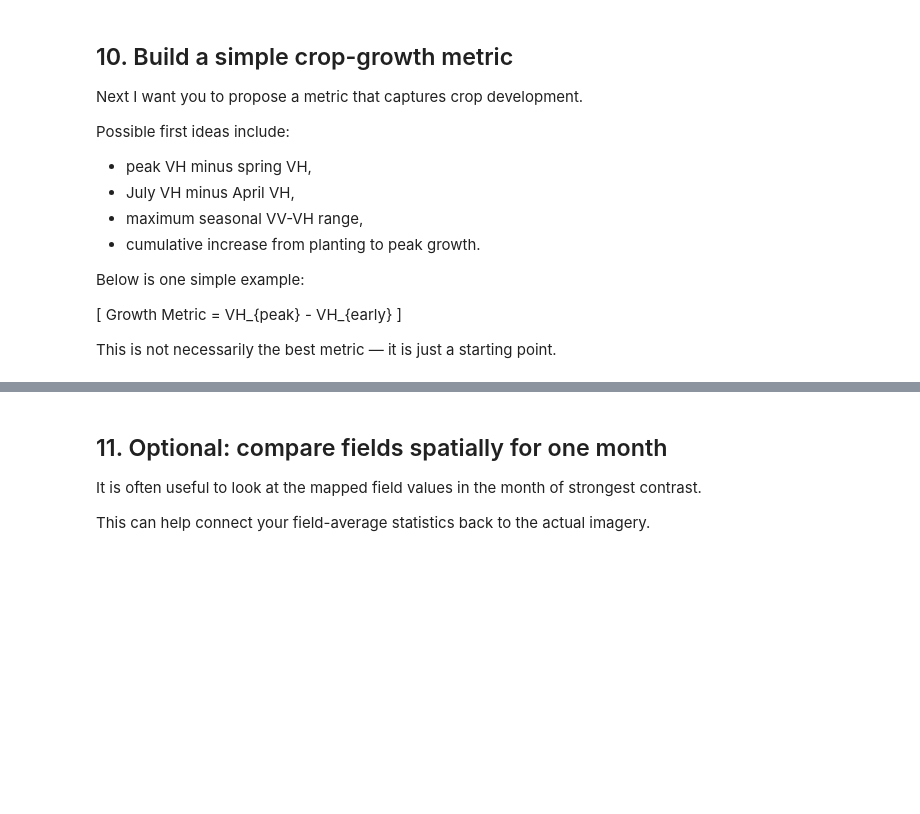
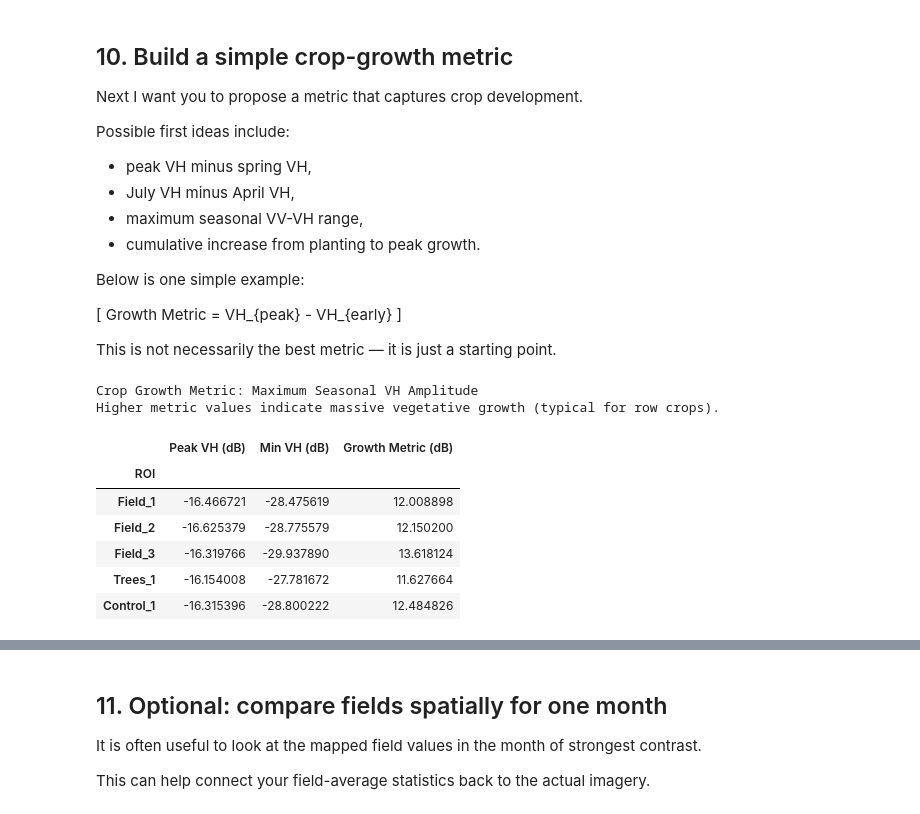
Before and after one commit to weronikajopek/eolabs, a Jupyter notebook: SAR_Lab_3/SAR_Lab_3.Crop_Growth.ipynb, the cells around one changed output, grey strips where cells are left out. Drawn from its saved outputs; the diff is of its cells as text; code cells hidden in the pictures; blank space fills up the shorter version.

```diff
--- a/SAR_Lab_3/SAR_Lab_3.Crop_Growth.ipynb
+++ b/SAR_Lab_3/SAR_Lab_3.Crop_Growth.ipynb
@@ -336,15 +360,12 @@ print(drawn_fc)
 
 To do this, you will need to need to adjust the code below to match the order and number of ROI's you chose to investigate.
 # %%
-# Example fallback polygons
-#field_1 = ee.Geometry.Rectangle([-93.731, 43.949, -93.714, 43.964])
-#field_2 = ee.Geometry.Rectangle([-93.666, 43.865, -93.646, 43.882])
-#control_1 = ee.Geometry.Rectangle([-93.585, 43.971, -93.571, 43.982])  # mixed non-crop / built area
-field_1 = drawn_fc[0]
-field_2 = drawn_fc[1]
-field_3 = drawn_fc[2]
-trees_1 = drawn_fc[3]
-control_1 = drawn_fc[4]
+field_1 = ee.Geometry.Rectangle([-93.731, 43.949, -93.714, 43.964])
+field_2 = ee.Geometry.Rectangle([-93.666, 43.865, -93.646, 43.882])
+field_3 = ee.Geometry.Rectangle([-93.600, 43.900, -93.580, 43.920])
+trees_1 = ee.Geometry.Rectangle([-93.620, 43.950, -93.610, 43.960])
+control_1 = ee.Geometry.Rectangle([-93.585, 43.971, -93.571, 43.982])
+
 roi_dict = {
     "Field_1": field_1,
     "Field_2": field_2,
@@ -361,5 +382,5 @@ m
 
 ##PLEASE PASTE THE OUTPUT OF THIS AS A COMMENT HERE SO THAT I KNOW WHICH ROI's YOU CHOSE
 for name, roi in roi_dict.items():
-    print(name, roi.geometry().getInfo())
+    print(name, roi.getInfo())
 # %% [output]
@@ -447,3 +486,37 @@ Growth Metric = VH_{peak} - VH_{early}
 This is not necessarily the best metric — it is just a starting point.
 # %%
 ##YOUR CODE HERE (50pts)
+import pandas as pd
+
+results = []
+
+for name, df in ts_dict.items():
+    peak_vh = df["VH"].max()
+    min_vh = df["VH"].min()
+
+    growth_metric = peak_vh - min_vh
+
+    results.append({
+        "ROI": name,
+        "Peak VH (dB)": peak_vh,
+        "Min VH (dB)": min_vh,
+        "Growth Metric (dB)": growth_metric
+    })
+
+metric_df = pd.DataFrame(results)
+metric_df = metric_df.set_index("ROI")
+
+print("Crop Growth Metric: Maximum Seasonal VH Amplitude")
+print("Higher metric values indicate massive vegetative growth (typical for row crops).\n")
+
+metric_df
+# %% [output]
+Crop Growth Metric: Maximum Seasonal VH Amplitude
+Higher metric values indicate massive vegetative growth (typical for row crops).
+|  | Peak VH (dB) | Min VH (dB) | Growth Metric (dB) |
+| ROI |  |  |  |
+| Field_1 | -16.466721 | -28.475619 | 12.008898 |
+| Field_2 | -16.625379 | -28.775579 | 12.150200 |
+| Field_3 | -16.319766 | -29.937890 | 13.618124 |
+| Trees_1 | -16.154008 | -27.781672 | 11.627664 |
+| Control_1 | -16.315396 | -28.800222 | 12.484826 |
```
Also changed, not shown: parts of 14 cells of this notebook.
